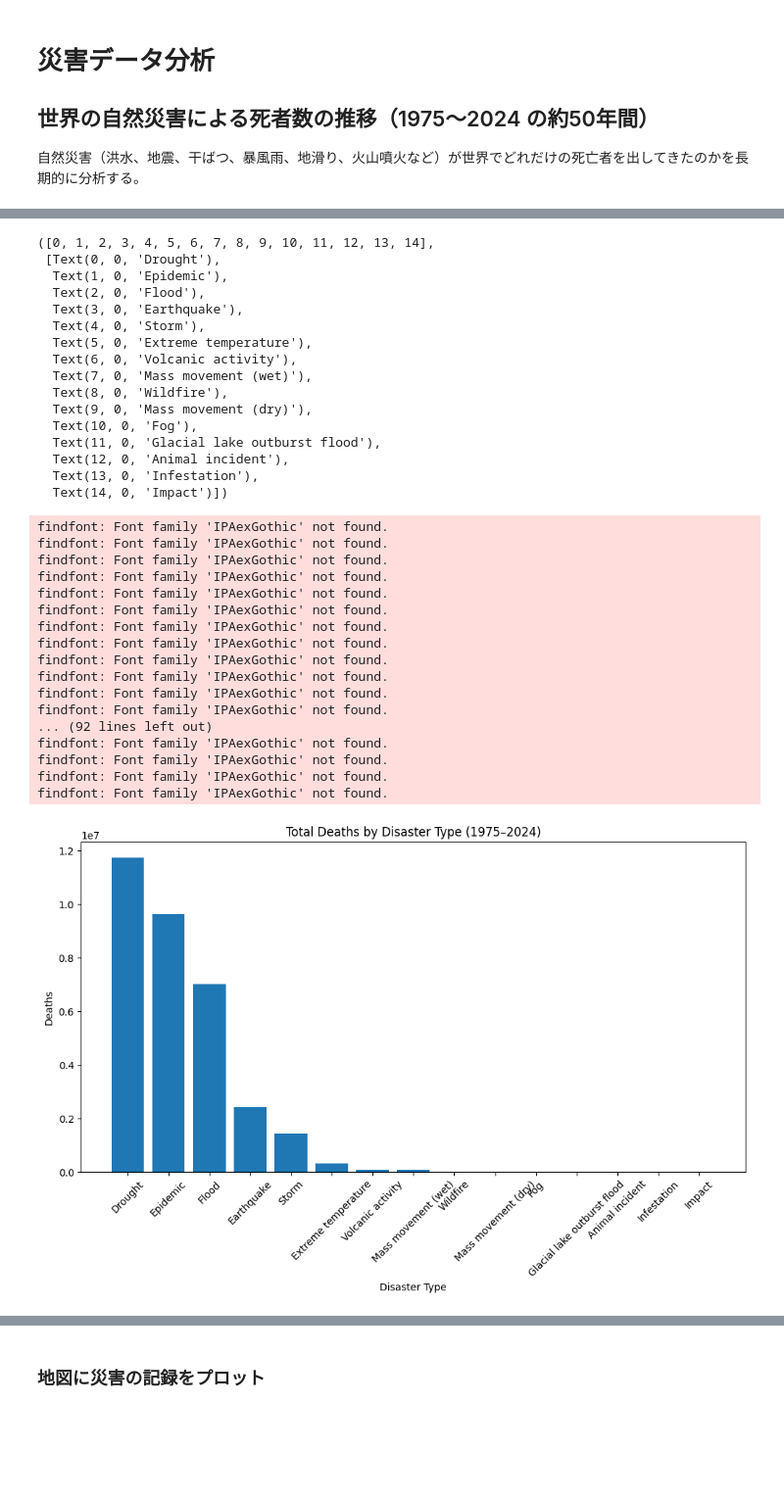
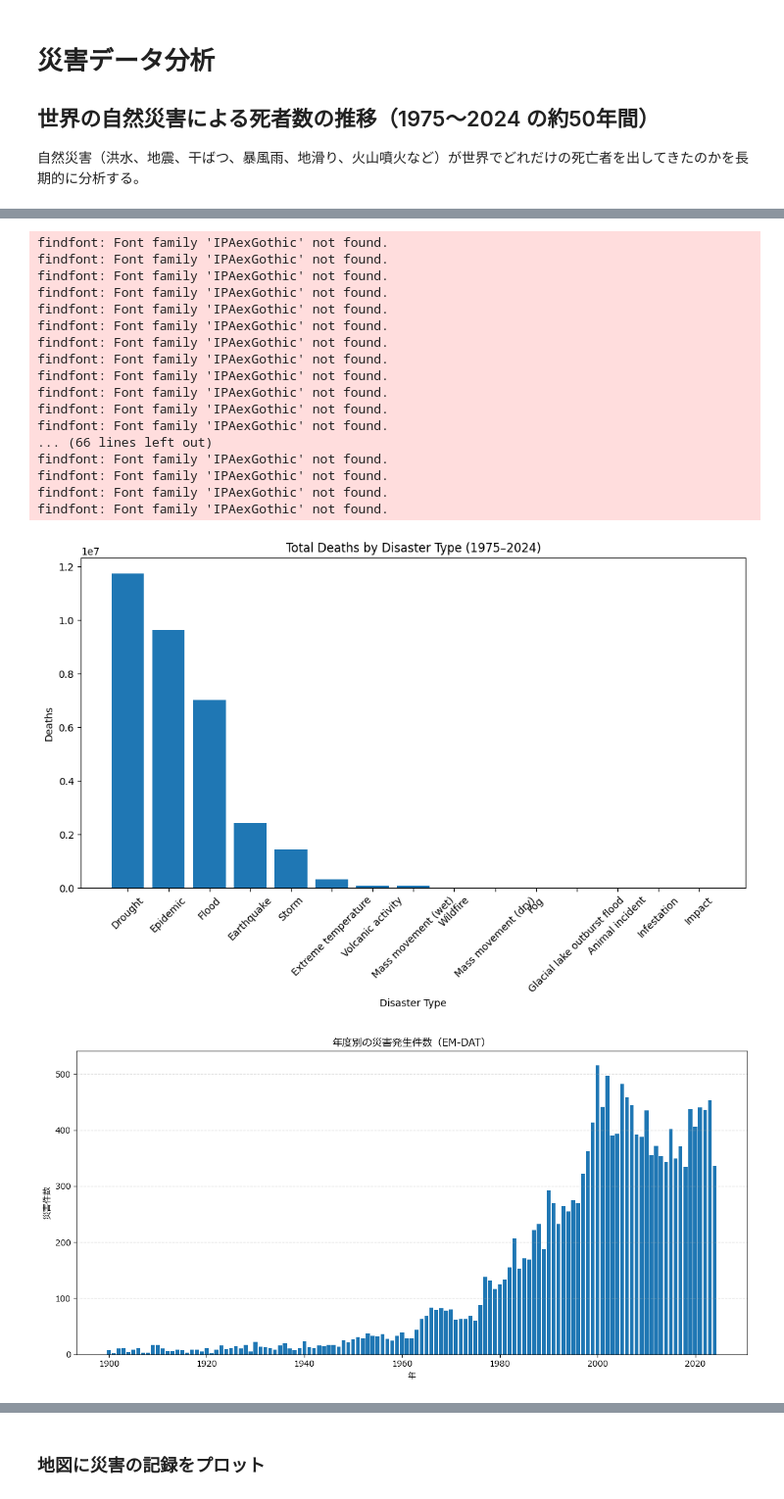
Before and after one commit to a250815y-byte/me, a Jupyter notebook: week9/disaster.ipynb, the cells around one changed output, grey strips where cells are left out. Shown at 98% size. Cells and saved outputs as stored; diff of their text form; code cells hidden in the pictures; blank space fills up the shorter version.

```diff
--- a/week9/disaster.ipynb
+++ b/week9/disaster.ipynb
@@ -37,63 +37,64 @@ plt.grid(True)
 plt.show()
 
 type_deaths = df.groupby('Disaster Type')['Total Deaths'].sum().sort_values(ascending=False)
 
 plt.figure(figsize=(12,6))
 plt.bar(type_deaths.index, type_deaths.values)
 plt.title("Total Deaths by Disaster Type (1975–2024)")
 plt.xlabel("Disaster Type")
 plt.ylabel("Deaths")
 plt.xticks(rotation=45)
+from matplotlib import font_manager
+
+plt.rcParams['font.family'] = 'Meiryo'
+
+year_counts = df["Start Year"].value_counts().sort_index()
+
+plt.figure(figsize=(12, 6))
+plt.bar(year_counts.index, year_counts.values)
+
+plt.xlabel("年")
+plt.ylabel("災害件数")
+plt.title("年度別の災害発生件数（EM-DAT）")
+plt.grid(axis="y", linestyle="--", alpha=0.5)
+
+plt.tight_layout()
+plt.show()
 # %% [output]
 findfont: Font family 'IPAexGothic' not found.
 findfont: Font family 'IPAexGothic' not found.
 findfont: Font family 'IPAexGothic' not found.
 findfont: Font family 'IPAexGothic' not found.
 findfont: Font family 'IPAexGothic' not found.
 findfont: Font family 'IPAexGothic' not found.
 findfont: Font family 'IPAexGothic' not found.
 findfont: Font family 'IPAexGothic' not found.
 findfont: Font family 'IPAexGothic' not found.
 findfont: Font family 'IPAexGothic' not found.
 findfont: Font family 'IPAexGothic' not found.
 findfont: Font family 'IPAexGothic' not found.
 ... (45 lines left out)
 findfont: Font family 'IPAexGothic' not found.
 findfont: Font family 'IPAexGothic' not found.
 findfont: Font family 'IPAexGothic' not found.
 findfont: Font family 'IPAexGothic' not found.
 [figure]
-([0, 1, 2, 3, 4, 5, 6, 7, 8, 9, 10, 11, 12, 13, 14],
- [Text(0, 0, 'Drought'),
-  Text(1, 0, 'Epidemic'),
-  Text(2, 0, 'Flood'),
-  Text(3, 0, 'Earthquake'),
-  Text(4, 0, 'Storm'),
-  Text(5, 0, 'Extreme temperature'),
-  Text(6, 0, 'Volcanic activity'),
-  Text(7, 0, 'Mass movement (wet)'),
-  Text(8, 0, 'Wildfire'),
-  Text(9, 0, 'Mass movement (dry)'),
-  Text(10, 0, 'Fog'),
-  Text(11, 0, 'Glacial lake outburst flood'),
-  Text(12, 0, 'Animal incident'),
-  Text(13, 0, 'Infestation'),
-  Text(14, 0, 'Impact')])
+findfont: Font family 'IPAexGothic' not found.
+findfont: Font family 'IPAexGothic' not found.
+findfont: Font family 'IPAexGothic' not found.
+findfont: Font family 'IPAexGothic' not found.
+findfont: Font family 'IPAexGothic' not found.
+findfont: Font family 'IPAexGothic' not found.
+findfont: Font family 'IPAexGothic' not found.
+findfont: Font family 'IPAexGothic' not found.
+findfont: Font family 'IPAexGothic' not found.
+findfont: Font family 'IPAexGothic' not found.
+findfont: Font family 'IPAexGothic' not found.
+findfont: Font family 'IPAexGothic' not found.
+... (66 lines left out)
+findfont: Font family 'IPAexGothic' not found.
+findfont: Font family 'IPAexGothic' not found.
+findfont: Font family 'IPAexGothic' not found.
+findfont: Font family 'IPAexGothic' not found.
-findfont: Font family 'IPAexGothic' not found.
-findfont: Font family 'IPAexGothic' not found.
-findfont: Font family 'IPAexGothic' not found.
-findfont: Font family 'IPAexGothic' not found.
-findfont: Font family 'IPAexGothic' not found.
-findfont: Font family 'IPAexGothic' not found.
-findfont: Font family 'IPAexGothic' not found.
-findfont: Font family 'IPAexGothic' not found.
-findfont: Font family 'IPAexGothic' not found.
-findfont: Font family 'IPAexGothic' not found.
-findfont: Font family 'IPAexGothic' not found.
-findfont: Font family 'IPAexGothic' not found.
-... (92 lines left out)
-findfont: Font family 'IPAexGothic' not found.
-findfont: Font family 'IPAexGothic' not found.
-findfont: Font family 'IPAexGothic' not found.
-findfont: Font family 'IPAexGothic' not found.
 [figure]
+[figure, added]
```
Also changed, not shown: parts of 4 cells of this notebook.
